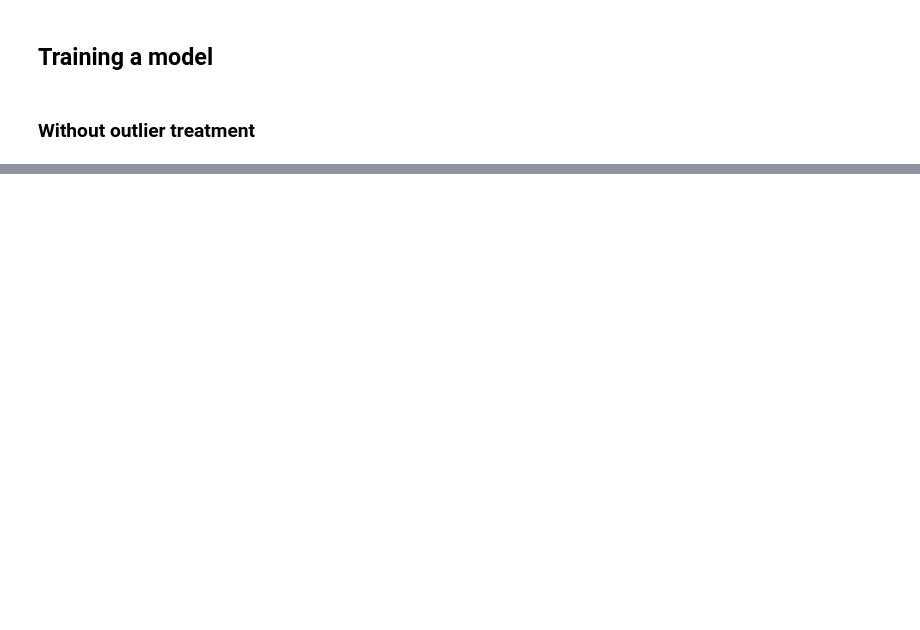
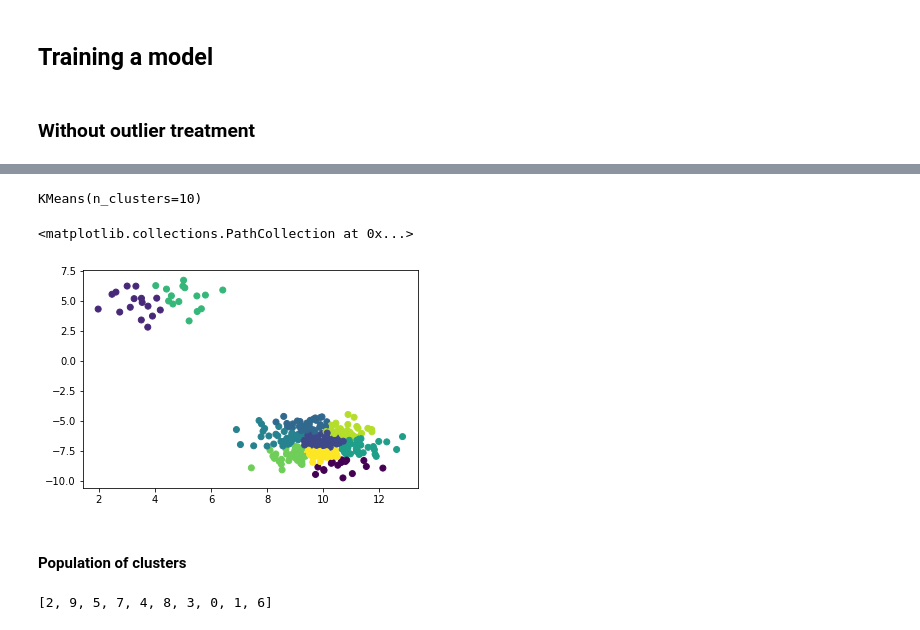
Before and after one commit to khroushan/outliers-handling, a Jupyter notebook: notebooks/outlier_handling.ipynb, the cells around one changed output, grey strips where cells are left out. Saved outputs shown, nothing was run; the diff lists cells and outputs as text; code cells hidden in the pictures; blank space fills up the shorter version.

```diff
--- a/notebooks/outlier_handling.ipynb
+++ b/notebooks/outlier_handling.ipynb
@@ -209,0 +238,15 @@ train_mae, test_mae
+# %%
+km = KMeans(n_clusters = 10)
+# %%
+X_train, X_test, y_train, y_test = train_test_split(X, y, test_size=0.33, random_state=42)
+# %%
+km.fit(X_train)
+# %% [output]
+KMeans(n_clusters=10)
+# %%
+pl.scatter(X_train[:,0], X_train[:,1], c = km.labels_)
+# %% [output]
+<matplotlib.collections.PathCollection at 0x...>
+[figure, added]
+# %% [markdown]
+#### Population of clusters
@@ -209,0 +258,4 @@ train_mae, test_mae
+# %%
+cluster_sorted_key
+# %% [output]
+[2, 9, 5, 7, 4, 8, 3, 0, 1, 6]
```
Also changed, not shown: parts of 20 cells of this notebook.
